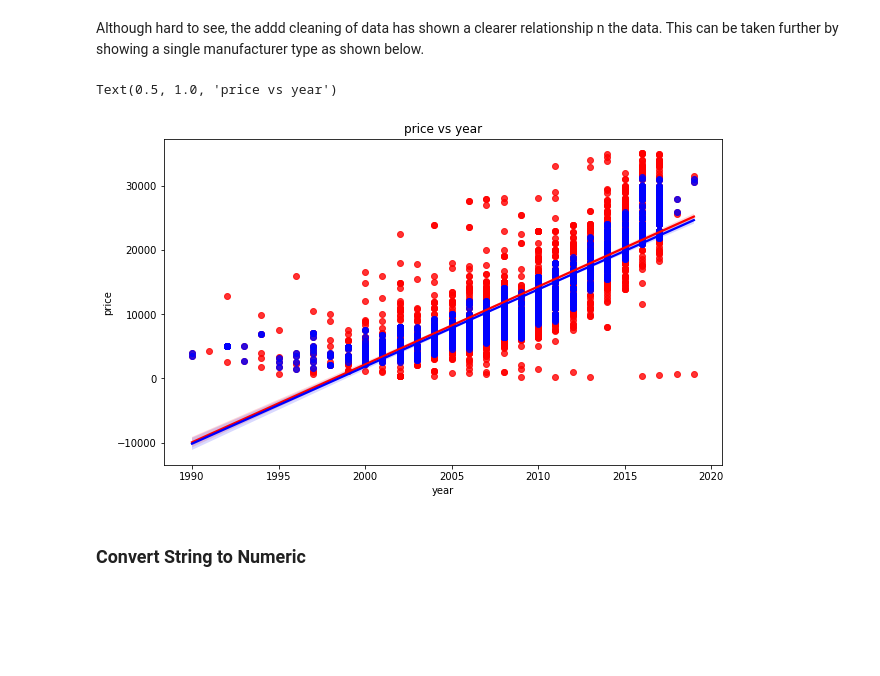
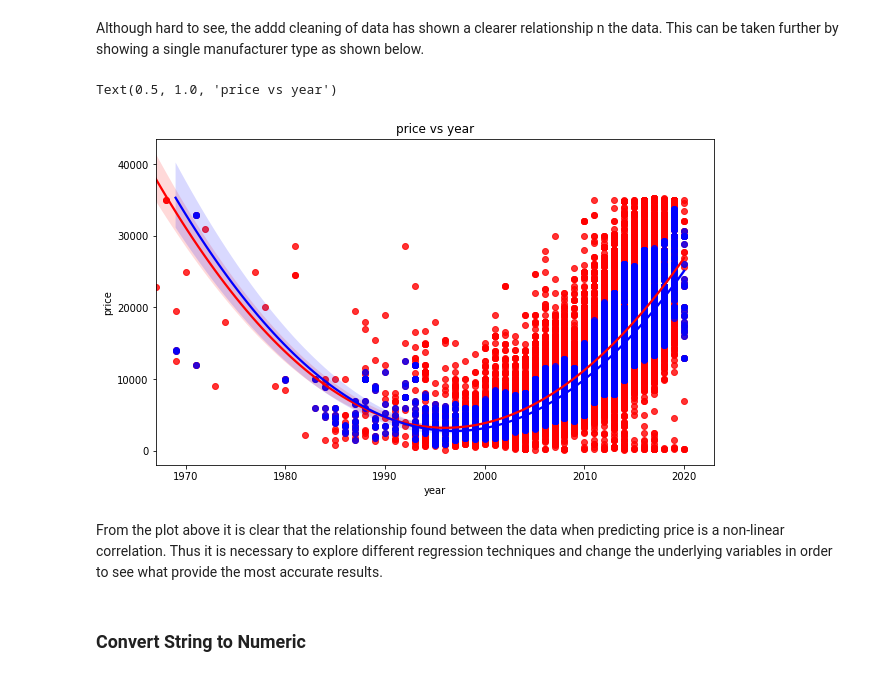
Before and after one commit to lachlanmcinnes/SIT307, a Jupyter notebook: MachineLearning/MacineLearning.ipynb, the cells around one changed output. Cells and saved outputs as stored; diff of their text form; code cells hidden in the pictures; blank space fills up the shorter version.

Commit message:
UPDATE: add range of different regression techniques

```diff
--- a/MachineLearning/MacineLearning.ipynb
+++ b/MachineLearning/MacineLearning.ipynb
@@ -60,6 +64,6 @@ From this it is possible to see how the previous cleaning was not up to scratch.
 # %%
-def tester(df,item):
+def clean_col(df,item,val):
     df['zscore']=df.groupby(['year', 'manufacturer'])[item].transform(lambda x : zscore(x,ddof=1))
-    d = df[df['zscore'] < 1]
-    dd = d[df['zscore'] > -1]
-    return dd
+    df = df[df['zscore'] < val]
+    df = df[df['zscore'] > -1*val]
+    return df
@@ -69,2 +70,10 @@ dd = tester(d,'odometer')
+# %%
+cols_to_clean = {'price','odometer'}
+
+df_clean = df
+z_score_max = 1
+
+for col in cols_to_clean:
+    df_clean = clean_col(df_clean,col,z_score_max)
 # %%
 plt.figure(figsize=(10,6))
@@ -76,14 +85,15 @@ Text(0.5, 1.0, 'price vs year')
 # %% [markdown]
 Although hard to see, the addd cleaning of data has shown a clearer relationship n the data.  This can be taken further by showing a single manufacturer type as shown below.
 # %%
-
 plt.figure(figsize=(10,6))
-sns.regplot(x=test_x_axis,y=test_y_axis, data=df[df['manufacturer']=='lexus'], color='red', order=1)
-sns.regplot(x=test_x_axis,y=test_y_axis, data=dd[dd['manufacturer']=='lexus'], color='blue', order=1)
+sns.regplot(x=test_x_axis,y=test_y_axis, data=df[df['manufacturer']=='toyota'], color='red', order=2)
+sns.regplot(x=test_x_axis,y=test_y_axis, data=df_clean[df_clean['manufacturer']=='toyota'], color='blue', order=2)
 plt.title('{} vs {}'.format(test_y_axis,test_x_axis))
 # %% [output]
 Text(0.5, 1.0, 'price vs year')
-[figure, old version]
+[figure, new version]
+# %% [markdown]
+From the plot above it is clear that the relationship found between the data when predicting price is a non-linear correlation.  Thus it is necessary to explore different regression techniques and change the underlying variables in order to see what provide the most accurate results.
 # %% [markdown]
 ### Convert String to Numeric
 # %%
```
Also changed, not shown: parts of 58 cells of this notebook.
